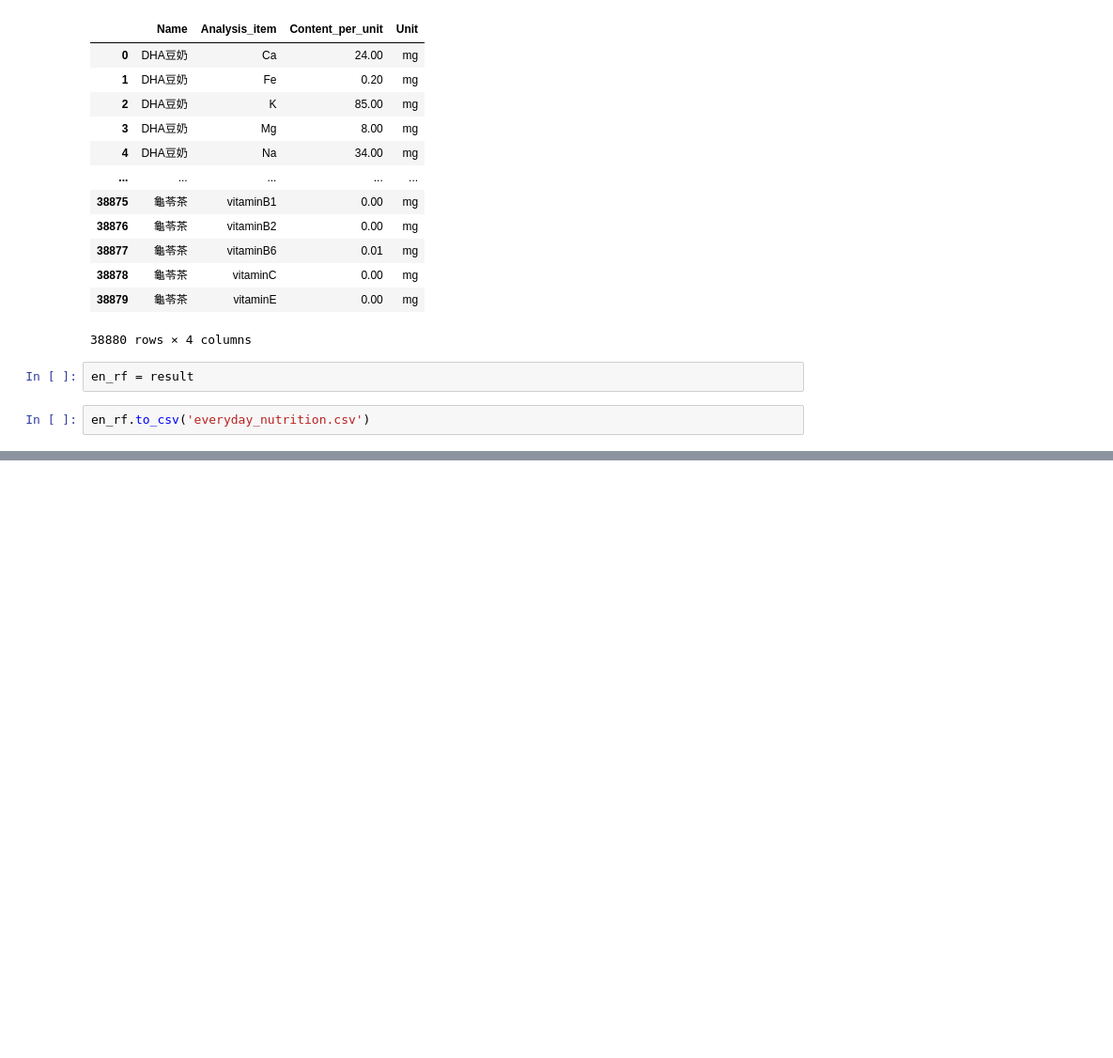
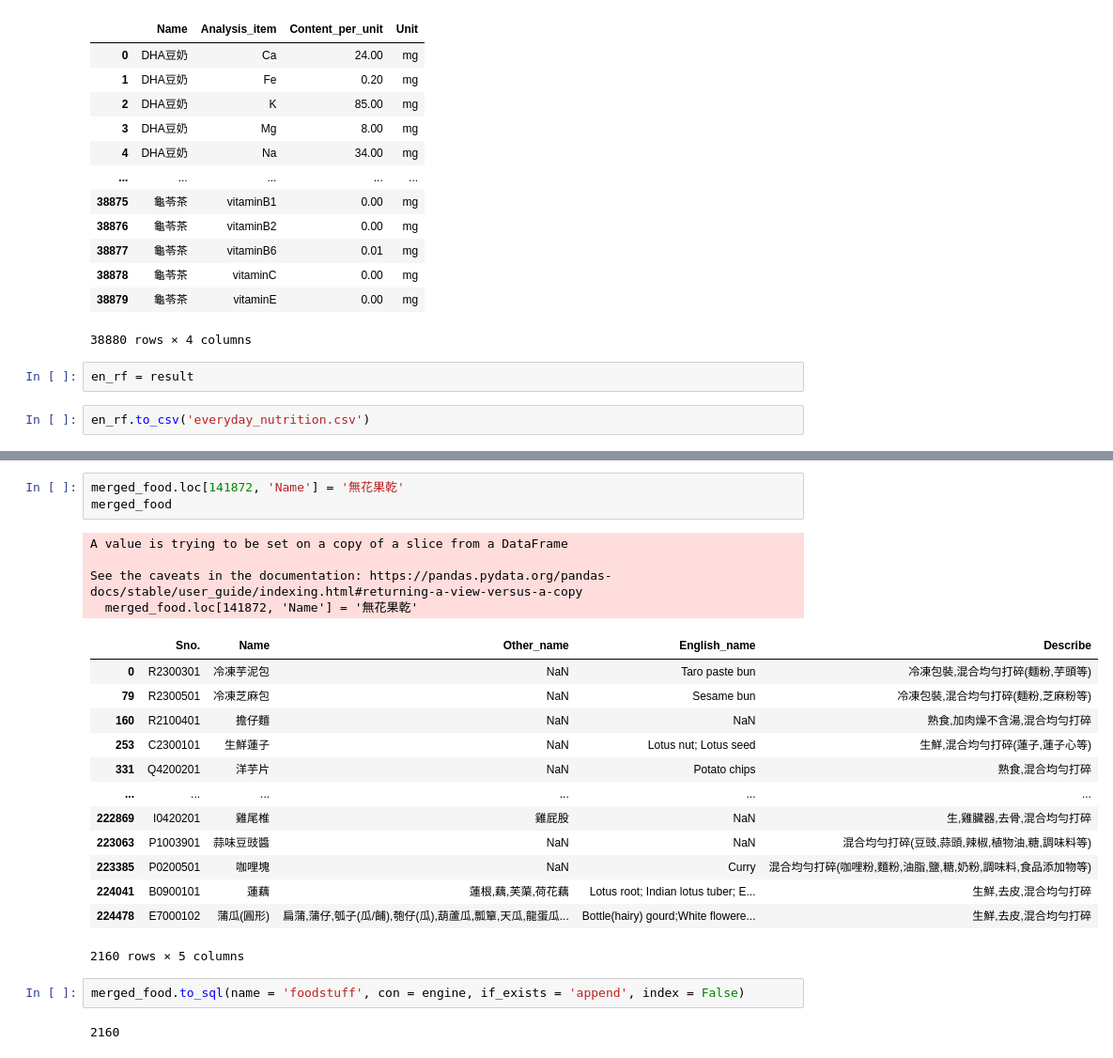
Before and after one commit to Spector3702/DailyNutriPlanner, a Jupyter notebook: Data/PreProcess.ipynb, the cells around one changed output, grey strips where cells are left out. Shown at 94% size. Cells and saved outputs as stored; diff of their text form; blank space fills up the shorter version.

```diff
--- a/Data/PreProcess.ipynb
+++ b/Data/PreProcess.ipynb
@@ -422,0 +457,25 @@ food
+# %%
+merged_food.loc[141872, 'Name'] = '無花果乾'
+merged_food
+# %% [output]
+A value is trying to be set on a copy of a slice from a DataFrame
+
+See the caveats in the documentation: https://pandas.pydata.org/pandas-docs/stable/user_guide/indexing.html#returning-a-view-versus-a-copy
+  merged_food.loc[141872, 'Name'] = '無花果乾'
+|  | Sno. | Name | Other_name | English_name | Describe |
+| 0 | R2300301 | 冷凍芋泥包 | NaN | Taro paste bun | 冷凍包裝,混合均勻打碎(麵粉,芋頭等) |
+| 79 | R2300501 | 冷凍芝麻包 | NaN | Sesame bun | 冷凍包裝,混合均勻打碎(麵粉,芝麻粉等) |
+| 160 | R2100401 | 擔仔麵 | NaN | NaN | 熟食,加肉燥不含湯,混合均勻打碎 |
+| 253 | C2300101 | 生鮮蓮子 | NaN | Lotus nut; Lotus seed | 生鮮,混合均勻打碎(蓮子,蓮子心等) |
+| 331 | Q4200201 | 洋芋片 | NaN | Potato chips | 熟食,混合均勻打碎 |
+| ... | ... | ... | ... | ... | ... |
+| 222869 | I0420201 | 雞尾椎 | 雞屁股 | NaN | 生,雞臟器,去骨,混合均勻打碎 |
+| 223063 | P1003901 | 蒜味豆豉醬 | NaN | NaN | 混合均勻打碎(豆豉,蒜頭,辣椒,植物油,糖,調味料等) |
+| 223385 | P0200501 | 咖哩塊 | NaN | Curry | 混合均勻打碎(咖哩粉,麵粉,油脂,鹽,糖,奶粉,調味料,食品添加物等) |
+| 224041 | B0900101 | 蓮藕 | 蓮根,藕,芙蕖,荷花藕 | Lotus root; Indian lotus tuber; E... | 生鮮,去皮,混合均勻打碎 |
+| 224478 | E7000102 | 蒲瓜(圓形) | 扁蒲,蒲仔,瓠子(瓜/餔),匏仔(瓜),葫蘆瓜,瓢簞,天瓜,龍蛋瓜... | Bottle(hairy) gourd;White flowere... | 生鮮,去皮,混合均勻打碎 |
+2160 rows × 5 columns
+# %%
+merged_food.to_sql(name = 'foodstuff', con = engine, if_exists = 'append', index = False)
+# %% [output]
+2160
```
Also changed, not shown: parts of 7 cells of this notebook, 1 other file.
